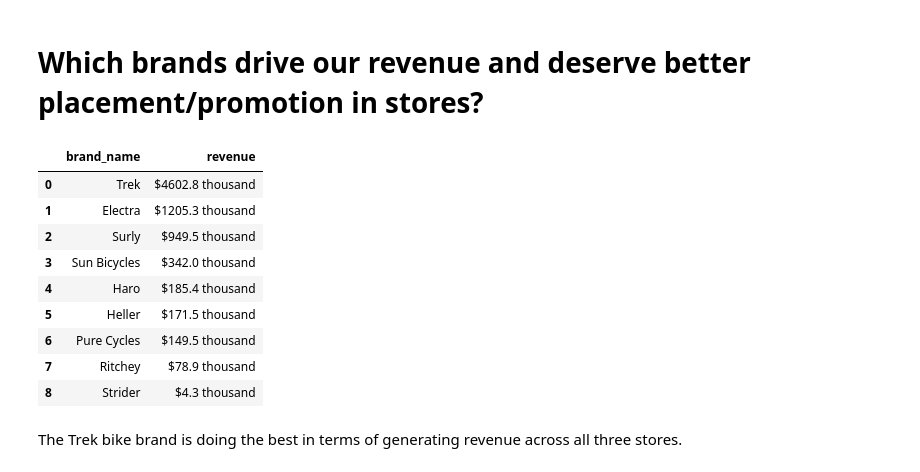
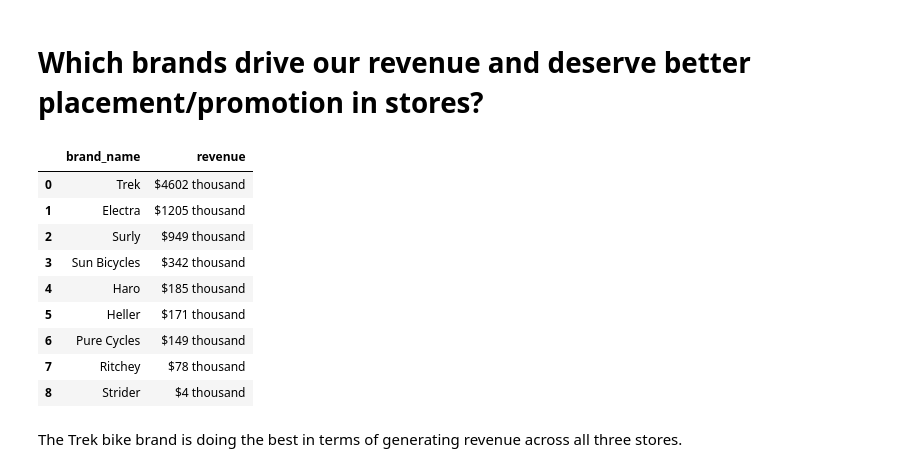
Before and after one commit to AbhimanyuShri/Bike-Store-Sales-Analysis, a Jupyter notebook: bike-store-sales-analysis.ipynb, the cells around one changed output. Cells and saved outputs as stored; diff of their text form; code cells hidden in the pictures.

```diff
--- a/bike-store-sales-analysis.ipynb
+++ b/bike-store-sales-analysis.ipynb
@@ -398,36 +398,36 @@ Group the number of people in the database by zip code.
 # %%
 q15 = '''
 
 SELECT b.brand_name, '$' ||
-ROUND(((SUM(ort.quantity*(ort.list_price*(1-ort.discount))))/1000),1) || ' thousand'
+CAST(ROUND(((SUM(ort.quantity*(ort.list_price*(1-ort.discount))))/1000),1) AS int) || ' thousand'
 AS revenue
 FROM brands b
 LEFT JOIN products p
 ON p.brand_id=b.brand_id
 LEFT JOIN order_items ort
 ON ort.product_id=p.product_id
 GROUP BY
     b.brand_name
 ORDER BY
     ROUND(((SUM(ort.quantity*(ort.list_price-(ort.discount*ort.list_price))))/1000),2) DESC;
 
 
 
 '''
 
 df15 = pd.read_sql_query(q15, db)
 df15
 # %% [output]
 |  | brand_name | revenue |
-| 0 | Trek | $4602.8 thousand |
-| 1 | Electra | $1205.3 thousand |
-| 2 | Surly | $949.5 thousand |
-| 3 | Sun Bicycles | $342.0 thousand |
-| 4 | Haro | $185.4 thousand |
-| 5 | Heller | $171.5 thousand |
-| 6 | Pure Cycles | $149.5 thousand |
-| 7 | Ritchey | $78.9 thousand |
-| 8 | Strider | $4.3 thousand |
+| 0 | Trek | $4602 thousand |
+| 1 | Electra | $1205 thousand |
+| 2 | Surly | $949 thousand |
+| 3 | Sun Bicycles | $342 thousand |
+| 4 | Haro | $185 thousand |
+| 5 | Heller | $171 thousand |
+| 6 | Pure Cycles | $149 thousand |
+| 7 | Ritchey | $78 thousand |
+| 8 | Strider | $4 thousand |
 # %% [markdown]
 The Trek bike brand is doing the best in terms of generating revenue across all three stores.
 # %% [markdown]
```
Also changed, not shown: parts of 8 cells of this notebook.
